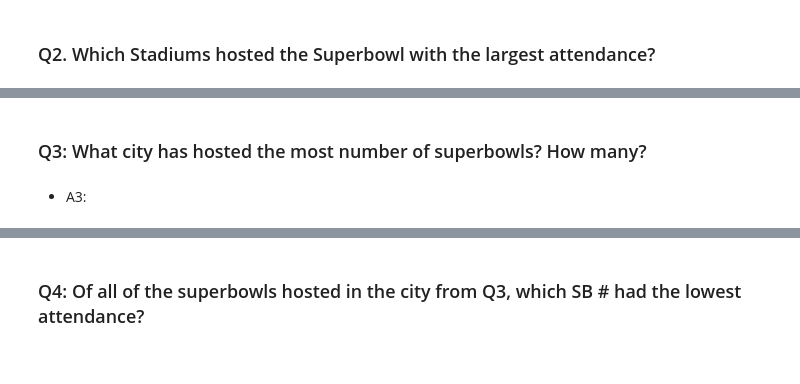
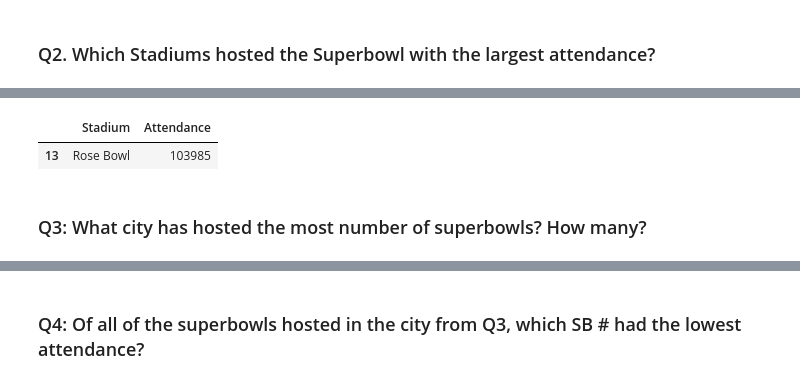
Before and after one commit to mvince33/Coding-Dojo, a Jupyter notebook: Challenge_Week_2,_Day_2.ipynb, the cells around one changed output, grey strips where cells are left out. Cells and saved outputs as stored; diff of their text form; code cells hidden in the pictures.

```diff
--- a/Challenge_Week_2,_Day_2.ipynb
+++ b/Challenge_Week_2,_Day_2.ipynb
@@ -327,4 +367,9 @@ Outliers are values that are extremely higher or lower than all of the other val
+# %%
+df[['Stadium', 'Attendance']].sort_values(by = 'Attendance', ascending = False).head(1)
+
+# The Rose Bowl was the hosted tho Super Bowl with the largest attendance.
+# %% [output]
+|  | Stadium | Attendance |
+| 13 | Rose Bowl | 103985 |
 # %% [markdown]
 ### Q3: What city has hosted the most number of superbowls? How many?
-# %% [markdown]
-- A3:
```
Also changed, not shown: parts of 17 cells of this notebook.
